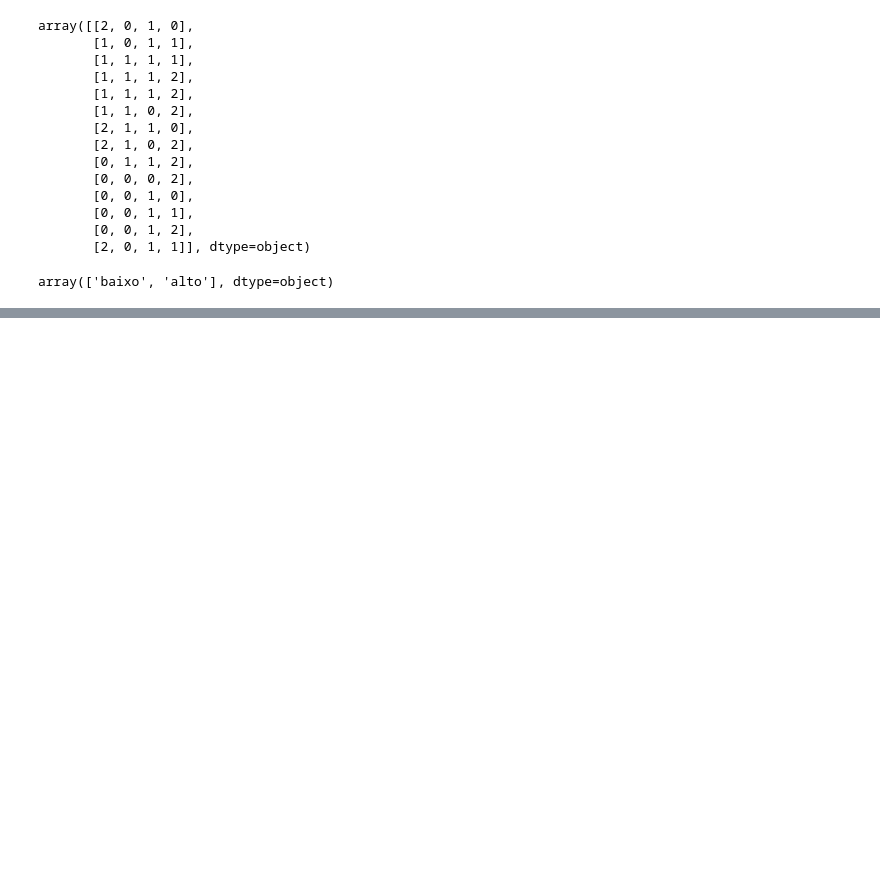
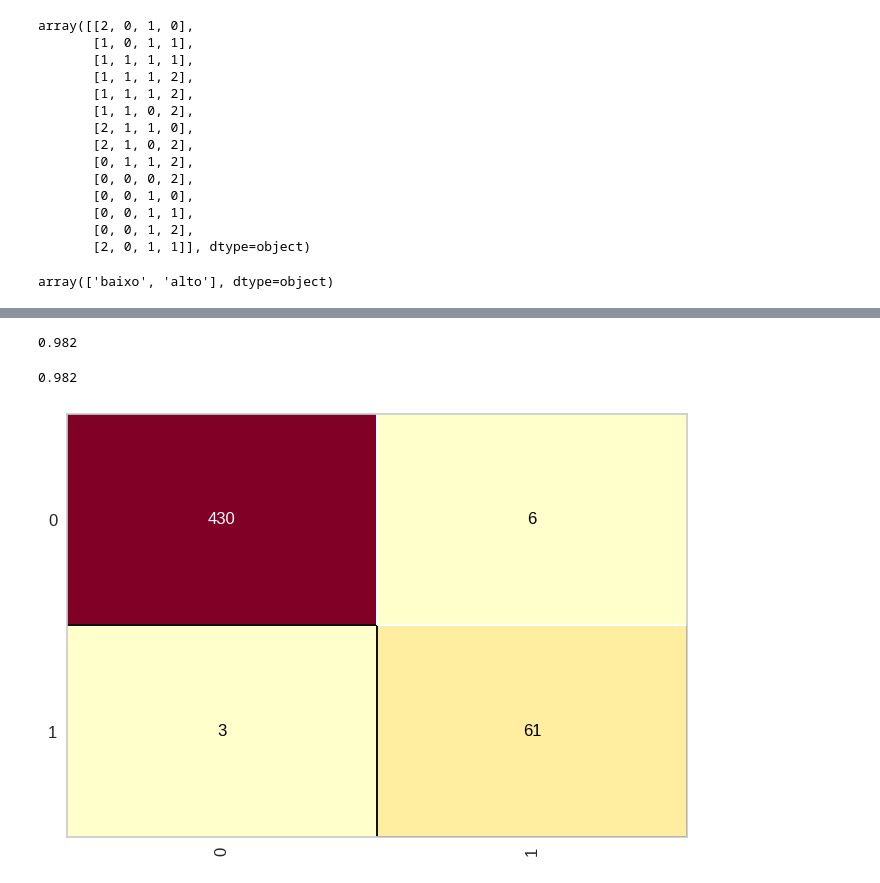
Before and after one commit to httpsdfaa/science-data-studies, a Jupyter notebook: machine-learning-az/machine_learning_course/árvore-decisão/arvore-decisao-code.ipynb, the cells around one changed output, grey strips where cells are left out. Saved outputs shown, nothing was run; the diff lists cells and outputs as text; code cells hidden in the pictures; blank space fills up the shorter version.

```diff
--- a/machine-learning-az/machine_learning_course/árvore-decisão/arvore-decisao-code.ipynb
+++ b/machine-learning-az/machine_learning_course/árvore-decisão/arvore-decisao-code.ipynb
@@ -93,0 +242,11 @@ array(['baixo', 'alto'], dtype=object)
+# %%
+accuracy_score(y_credit_teste, previsoes)
+# %% [output]
+0.982
+# %%
+cm = ConfusionMatrix(arvore_credit)
+cm.fit(x_credit_treinamento, y_credit_treinamento)
+cm.score(x_credit_teste, y_credit_teste)
+# %% [output]
+0.982
+[figure, added]
```
Also changed, not shown: parts of 23 cells of this notebook, 2 other files.
